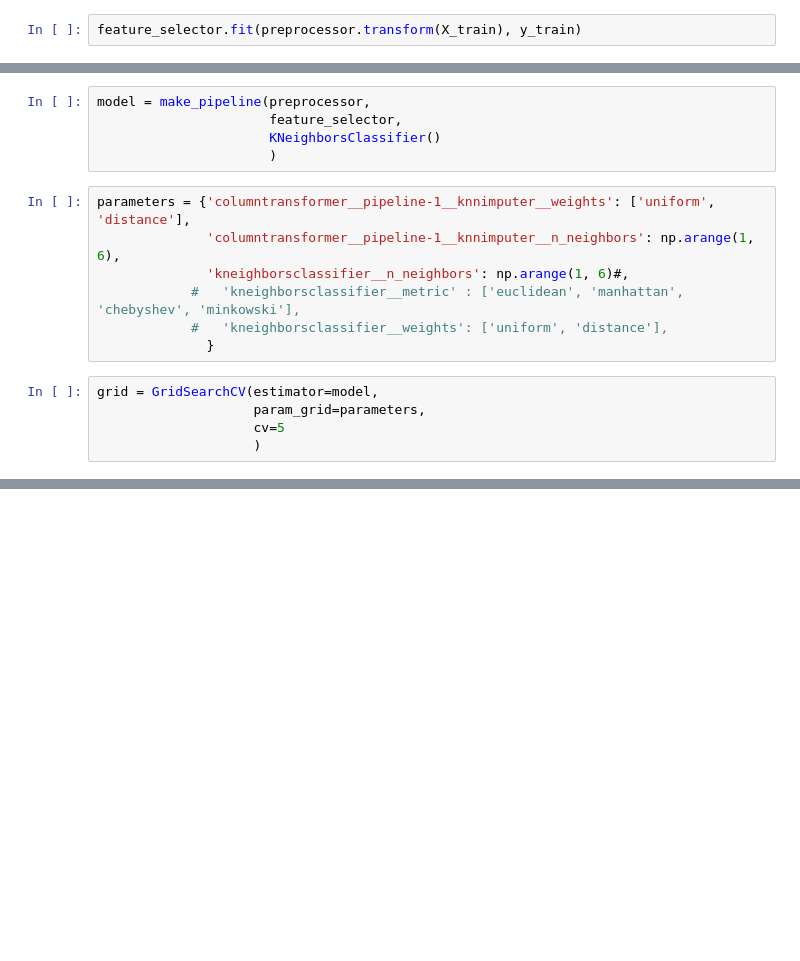
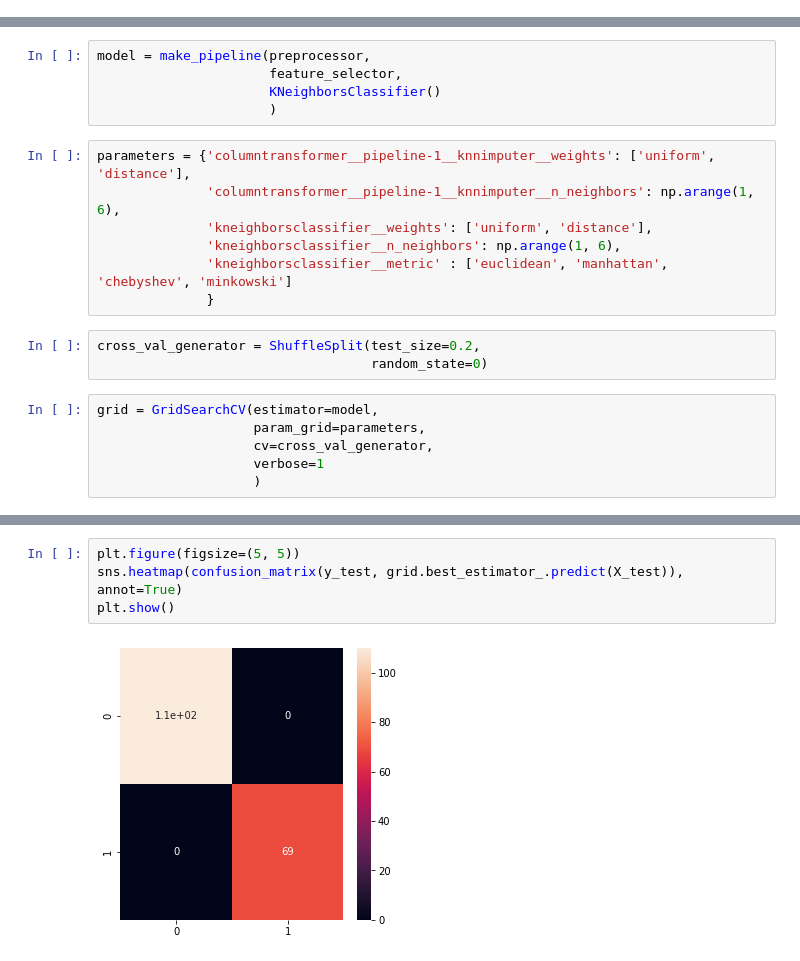
Before and after one commit to YacineSteeve/365_Days_of_Code, a Jupyter notebook: Yacine_B/machine_learning/titanic_with_pre-processing.ipynb, the cells around one changed output, grey strips where cells are left out. Drawn from its saved outputs; the diff is of its cells as text; blank space fills up the shorter version.

Commit message:
Fix the unknown categories during grid fitting. (but 100 at test score?!!)

```diff
--- a/Yacine_B/machine_learning/titanic_with_pre-processing.ipynb
+++ b/Yacine_B/machine_learning/titanic_with_pre-processing.ipynb
@@ -73,4 +59,2 @@ feature_selector = RFECV(SGDClassifier(random_state=0),
                          cv=5
                          )
-# %%
-feature_selector.fit(preprocessor.transform(X_train), y_train)
@@ -84,14 +66,18 @@ model = make_pipeline(preprocessor,
 # %%
 parameters = {'columntransformer__pipeline-1__knnimputer__weights': ['uniform', 'distance'],
               'columntransformer__pipeline-1__knnimputer__n_neighbors': np.arange(1, 6),
-              'kneighborsclassifier__n_neighbors': np.arange(1, 6)#,
-            #   'kneighborsclassifier__metric' : ['euclidean', 'manhattan', 'chebyshev', 'minkowski'],
-            #   'kneighborsclassifier__weights': ['uniform', 'distance'],
+              'kneighborsclassifier__weights': ['uniform', 'distance'],
+              'kneighborsclassifier__n_neighbors': np.arange(1, 6),
+              'kneighborsclassifier__metric' : ['euclidean', 'manhattan', 'chebyshev', 'minkowski']
               }
+# %%
+cross_val_generator = ShuffleSplit(test_size=0.2,
+                                   random_state=0)
 # %%
 grid = GridSearchCV(estimator=model,
                     param_grid=parameters,
-                    cv=5
+                    cv=cross_val_generator,
+                    verbose=1
                     )
 # %%
 grid.fit(X_train, y_train)
@@ -111,0 +139,6 @@ grid.score(X_test, y_test)
+# %%
+plt.figure(figsize=(5, 5))
+sns.heatmap(confusion_matrix(y_test, grid.best_estimator_.predict(X_test)), annot=True)
+plt.show()
+# %% [output]
+[figure, added]
```
Also changed, not shown: parts of 10 cells of this notebook.
